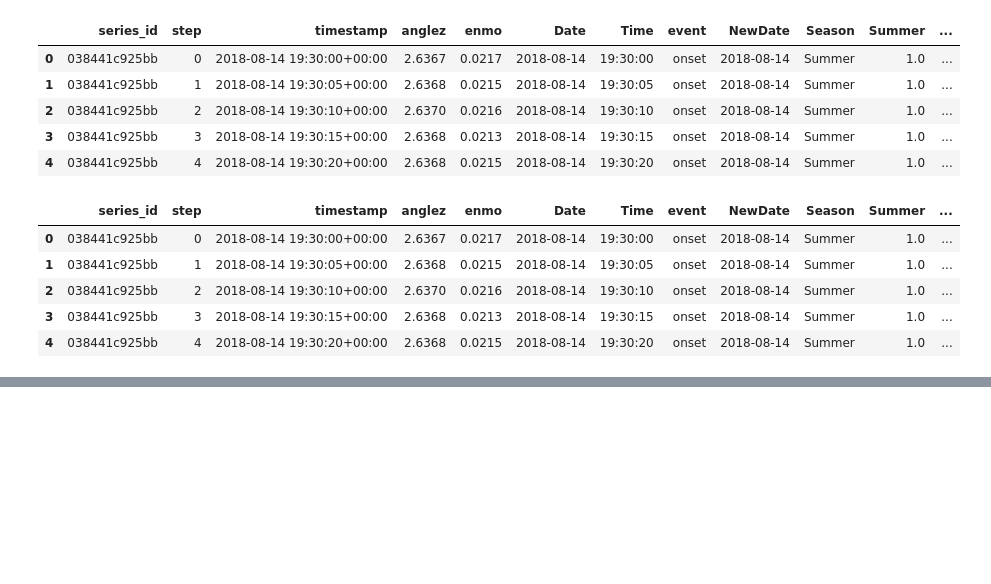
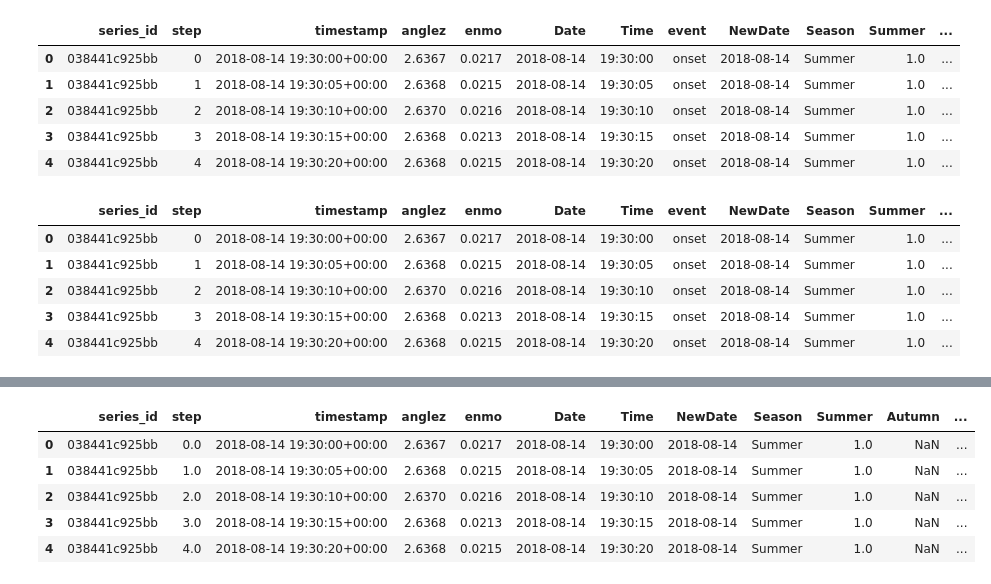
Before and after one commit to kokul93/Algorithm, a Jupyter notebook: uom-239329t-gr09.ipynb, the cells around one changed output, grey strips where cells are left out. Cells and saved outputs as stored; diff of their text form; code cells hidden in the pictures; blank space fills up the shorter version.

```diff
--- a/uom-239329t-gr09.ipynb
+++ b/uom-239329t-gr09.ipynb
@@ -638,0 +703,28 @@ cropedTrainSeriesData.head()
+# %%
+test_series_DF_CP['timestamp'] = pd.to_datetime(test_series_DF_CP['timestamp'],utc=True)
+test_series_DF_CP['Date'] = test_series_DF_CP['timestamp'].dt.date
+test_series_DF_CP['Time'] = test_series_DF_CP['timestamp'].dt.time
+# %%
+# Convert the 'Date' column to datetime format
+test_series_DF_CP['NewDate'] = pd.to_datetime(test_series_DF_CP['Date'])
+
+# Create a new 'Season' column based on the month of each date
+tqdm.pandas(desc="Mapping Seasons")
+test_series_DF_CP['Season'] = test_series_DF_CP['NewDate'].dt.month.progress_map(lambda x: {3: 'Spring', 4: 'Spring', 5: 'Spring',
+                                                 6: 'Summer', 7: 'Summer', 8: 'Summer',
+                                                 9: 'Autumn', 10: 'Autumn', 11: 'Autumn',
+                                                 12: 'Winter', 1: 'Winter', 2: 'Winter'}.get(x))
+
+# Use get_dummies to one-hot encode the 'Season' column
+tqdm.pandas(desc="One-Hot Encoding")
+season_dummiesTest = test_series_DF_CP['Season'].progress_apply(lambda x: pd.Series({x: 1}))
+test_series_DF_CP = pd.concat([test_series_DF_CP, season_dummies], axis=1)
+# %%
+test_series_DF_CP.head()
+# %% [output]
+|  | series_id | step | timestamp | anglez | enmo | Date | Time | NewDate | Season | Summer | Autumn | ... |
+| 0 | 038441c925bb | 0.0 | 2018-08-14 19:30:00+00:00 | 2.6367 | 0.0217 | 2018-08-14 | 19:30:00 | 2018-08-14 | Summer | 1.0 | NaN | ... |
+| 1 | 038441c925bb | 1.0 | 2018-08-14 19:30:05+00:00 | 2.6368 | 0.0215 | 2018-08-14 | 19:30:05 | 2018-08-14 | Summer | 1.0 | NaN | ... |
+| 2 | 038441c925bb | 2.0 | 2018-08-14 19:30:10+00:00 | 2.6370 | 0.0216 | 2018-08-14 | 19:30:10 | 2018-08-14 | Summer | 1.0 | NaN | ... |
+| 3 | 038441c925bb | 3.0 | 2018-08-14 19:30:15+00:00 | 2.6368 | 0.0213 | 2018-08-14 | 19:30:15 | 2018-08-14 | Summer | 1.0 | NaN | ... |
+| 4 | 038441c925bb | 4.0 | 2018-08-14 19:30:20+00:00 | 2.6368 | 0.0215 | 2018-08-14 | 19:30:20 | 2018-08-14 | Summer | 1.0 | NaN | ... |
```
Also changed, not shown: parts of 24 cells of this notebook.
